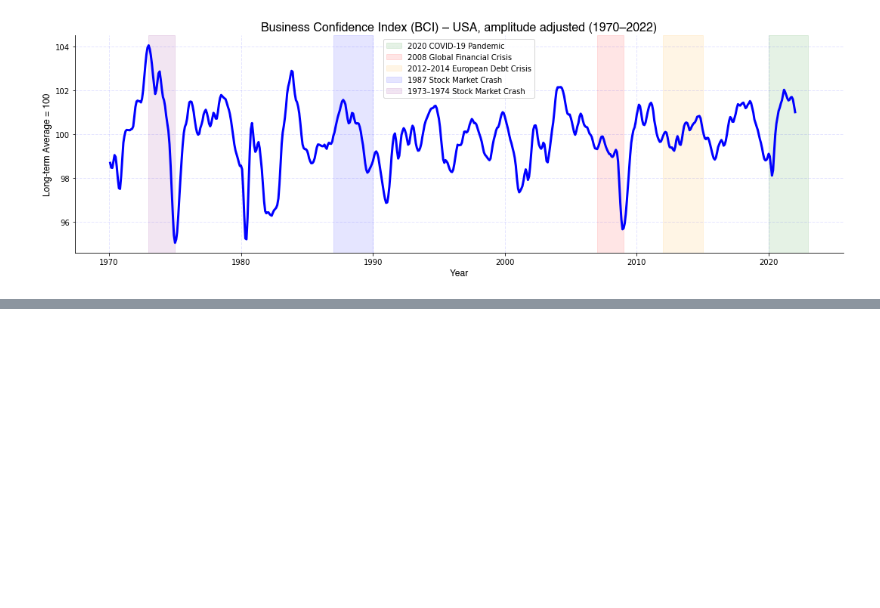
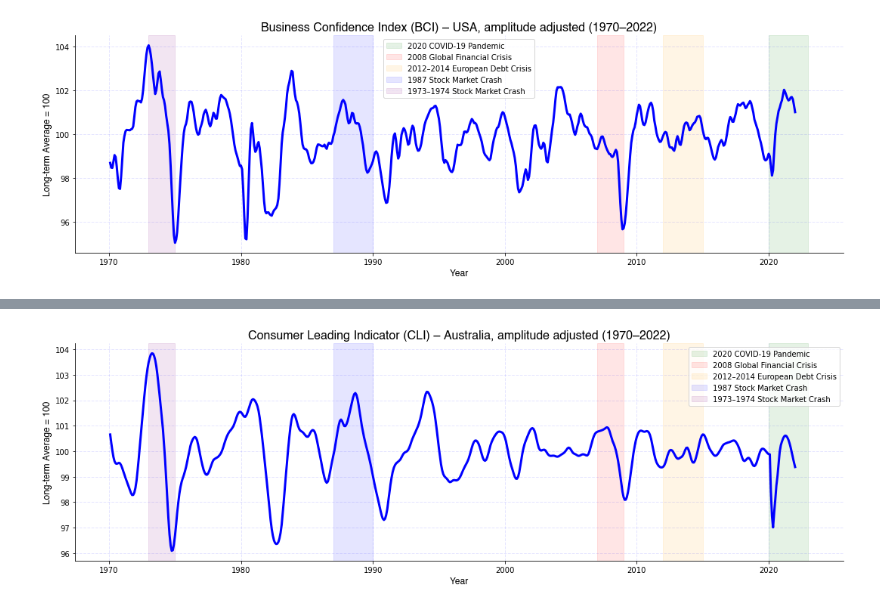
Before and after one commit to mnperic/globa-central-bank-interest-rates, a Jupyter notebook: global-economic-indicators.ipynb, the cells around one changed output, grey strips where cells are left out. Saved outputs shown, nothing was run; the diff lists cells and outputs as text; code cells hidden in the pictures; blank space fills up the shorter version.

```diff
--- a/global-economic-indicators.ipynb
+++ b/global-economic-indicators.ipynb
@@ -851,0 +868,17 @@ plt.show()
+# %%
+# Create new DataFrames based on locations (countries)
+
+# cli_df['LOCATION'].unique()
+
+aus_cli_df = cli_df[cli_df.LOCATION == 'AUS'] #Australia
+can_cli_df = cli_df[cli_df.LOCATION == 'CAN'] #Canada
+deu_cli_df = cli_df[cli_df.LOCATION == 'DEU'] #Germany
+fra_cli_df = cli_df[cli_df.LOCATION == 'FRA'] #France
+gbr_cli_df = cli_df[cli_df.LOCATION == 'GBR'] #Great Britain
+ita_cli_df = cli_df[cli_df.LOCATION == 'ITA'] #Italy
+jpn_cli_df = cli_df[cli_df.LOCATION == 'JPN'] #Japan
+oecd_cli_df = cli_df[cli_df.LOCATION == 'OECD'] #OECD
+rus_cli_df = cli_df[cli_df.LOCATION == 'RUS'] #Russia
+usa_cli_df = cli_df[cli_df.LOCATION == 'USA'] #USA
+
+cli_df
@@ -851,0 +899,41 @@ plt.show()
+# %%
+# Plotting – CLI (Australia)
+
+# Font families
+font_1 = {'family':'helvetica','color':'black','size':16}
+font_2 = {'family':'helvetica','color':'black','size':12}
+
+# Plot
+plt.figure(figsize=(15,5))
+plt.plot(aus_cli_df['TIME'], aus_cli_df['VALUE'], color='blue', linewidth=3)
+
+# Labels
+plt.title("Consumer Leading Indicator (CLI) – Australia, amplitude adjusted (1970–2022)", fontdict = font_1)
+plt.xlabel("Year", fontdict = font_2)
+plt.ylabel("Long-term Average = 100", fontdict = font_2)
+
+# Highlights
+plt.axvspan(date2num(datetime(2020,1,1)), date2num(datetime(2023,1,1)),
+           label="2020 COVID-19 Pandemic", color="green", alpha=0.1)
+plt.axvspan(date2num(datetime(2007,1,1)), date2num(datetime(2009,1,1)),
+           label="2008 Global Financial Crisis", color="red", alpha=0.1)
+plt.axvspan(date2num(datetime(2012,1,1)), date2num(datetime(2015,1,1)),
+           label="2012–2014 European Debt Crisis", color="orange", alpha=0.1)
+plt.axvspan(date2num(datetime(1987,1,1)), date2num(datetime(1990,1,1)),
+           label="1987 Stock Market Crash", color="blue", alpha=0.1)
+plt.axvspan(date2num(datetime(1973,1,1)), date2num(datetime(1975,1,1)),
+           label="1973–1974 Stock Market Crash", color="purple", alpha=0.1)
+plt.legend()
+
+# Aesthetics
+matplotlib.pyplot.grid(visible=True, which='both', axis='both', color='blue', alpha=0.1, linestyle='--', linewidth=1)
+
+plt.gca().spines['top'].set_visible(False)
+plt.gca().spines['right'].set_visible(False)
+plt.tight_layout()
+
+# Save and show
+plt.savefig("/Users/minoperic/Data Analytics/Data Investigations/global-economic-indicators/Images/cli_australia.png", dpi=300)
+plt.show()
+# %% [output]
+[figure, added]
```
Also changed, not shown: parts of 27 cells of this notebook, 21 other files.
